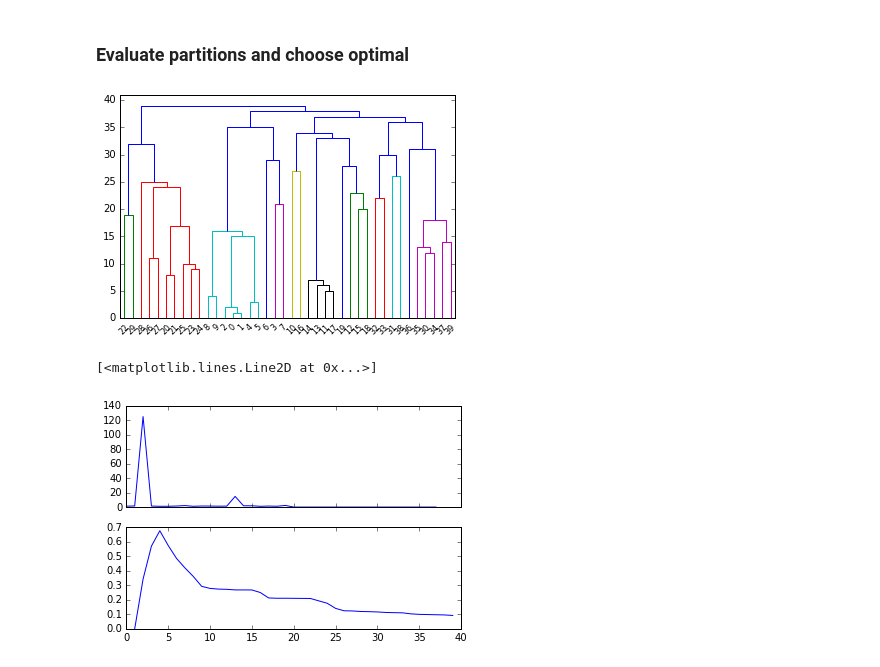
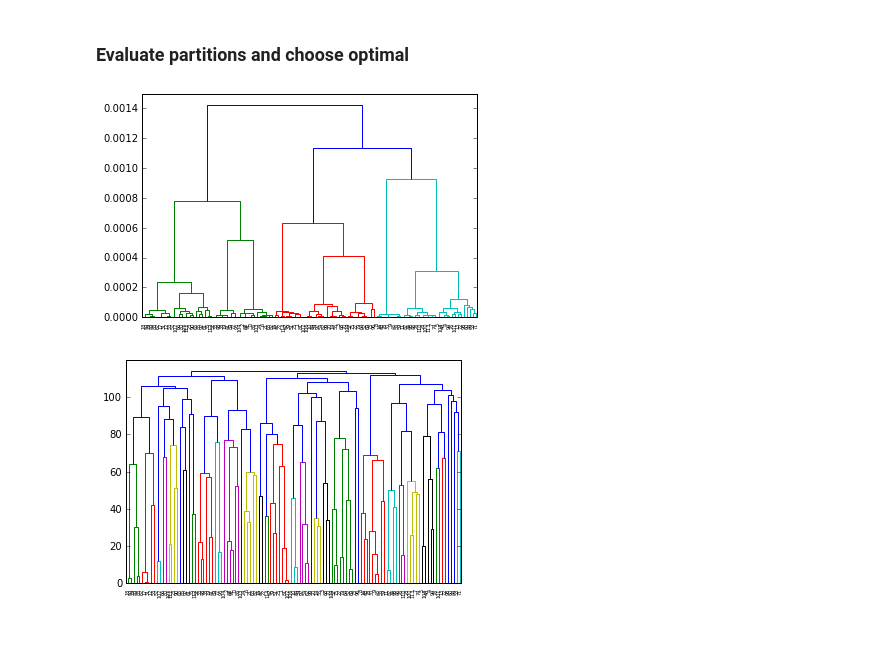
Before and after one commit to seb5666/ML_Data_Mining_1, a Jupyter notebook: Computing communities in large networks using random walks.ipynb, the cells around one changed output. Drawn from its saved outputs; the diff is of its cells as text; code cells hidden in the pictures; blank space fills up the shorter version.

```diff
--- a/Computing communities in large networks using random walks.ipynb
+++ b/Computing communities in large networks using random walks.ipynb
@@ -74,3 +93,17 @@ for (i,j) in edges:
+# %%
+#college football network
+G = nx.read_gml('./college_football.gml')
+num_clusters = 12
+
+cluster_assignements = []
+for node in G.node.values():
+    cluster_assignements.append(node['value'])
+cluster_assignements = np.array(cluster_assignements)
+
+A = np.array(nx.adjacency_matrix(G).todense())
+N = A.shape[0]
+for i in range(N):
+    A[i,i] = 1
 # %%
 #compute the number of edges
 M = (np.sum(A) + N) / 2
@@ -103,14 +136,17 @@ draw_graph(cluster_nodes, num_clusters)
 # %%
 degrees = np.sum(A, axis=1)
 D_inv = np.diag(1/degrees)
+D_inv_sqrt = np.diag(1/np.sqrt(degrees))
+
 def distance(P_i, P_j):
     return np.sqrt(np.sum(((P_i - P_j) ** 2) / degrees))
 
 def distance2(P_i, P_j):
-    return np.sqrt(np.sum((np.dot(D_inv/2, P_i) - np.dot(D_inv/2, P_j)) ** 2))
+    return np.sqrt(np.sum((np.dot(D_inv_sqrt, P_i) - np.dot(D_inv_sqrt, P_j)) ** 2))
 
 def Δσ(l1, P_1, l2, P_2):
-    return 1 / N * l1 * l2 / (l1 + l2) * (distance(P_1,P_2) ** 2)
+    assert(np.isclose(distance(P_1,P_2), (distance2(P_1,P_2))))
+    return 1 / N * l1 * l2 / (l1 + l2) * (distance2(P_1,P_2) ** 2)
 # %%
 #find the two clusters C1 and C2 with the smallest Δσ(C1, C2)
 def find_to_merge(clusters):
@@ -158,13 +194,9 @@ def merge_clusters(C1, C2, clusters, new_id):
             x_B = (l2 + l3) * C2['neighbours'][n]
             x_C = (l3) * C1['neighbours'][j]
             new_Δσ = (x_A + x_B - x_C) / (l1 + l2 + l3)
-            new_Δσ2 = Δσ(l1+l2, new_P_t, l3, C['P_t'])
-            assert(np.isclose(new_Δσ, new_Δσ2))
         else:
             #apply Theorem 3
             new_Δσ = Δσ(l1+l2, new_P_t, l3, C['P_t'])
-    #       new_Δσ2 = (l1 + l2) * l3  * (distance(new_P_t, C['P_t']) ** 2) / N / (l1 + l2 + l3)
-    #       assert(np.isclose(new_Δσ, new_Δσ2))
 
         neighbours[n] = new_Δσ
         C['neighbours'].pop(i, None)
@@ -253,6 +278,7 @@ new_id = N
 build_tree = []
 Δσs = []
 partitions = [create_partition(clusters)]
+cum_dist = 0
 while(len(clusters) > 1):
     # find clusters to merge
     (i,j, min_Δσ) = find_to_merge(clusters)
@@ -262,7 +288,8 @@ while(len(clusters) > 1):
     clusters.pop(j)
 
     # For dendogram
-    build_tree.append((new_id, i, j))
+    cum_dist += min_Δσ
+    build_tree.append((new_id, i, j, cum_dist))
     # Keep track of partitions
     partitions.append(create_partition(clusters))
     # For evaluation of partitions
@@ -273,10 +300,14 @@ while(len(clusters) > 1):
 ### Evaluate partitions and choose optimal
 # %%
 #create linkage matrix
-Z = np.array([[id1, id2, j+1, 0] for (j, (new_id, id1, id2)) in enumerate(build_tree)], dtype=np.double)
+Z = np.array([[id1, id2, dist, 0] for (j, (new_id, id1, id2, dist)) in enumerate(build_tree)], dtype=np.double)
 dendrogram(Z);
+plt.figure()
+Z = np.array([[id1, id2, j+1, 0] for (j, (new_id, id1, id2, dist)) in enumerate(build_tree)], dtype=np.double)
+dendrogram(Z);
 # %% [output]
-[figure, old version]
+[figure, new version]
+[figure, added]
 # %%
 # Compute modularities
 Ps = partitions
@@ -290,10 +321,3 @@ for i in range(0, len(Δσs) - 1):
     else:
         η.append(Δσs[i+1]/Δσs[i])
 η = np.flip(η, axis=0)
-# %%
-f, axarr = plt.subplots(2, sharex=True)
-axarr[0].plot(range(len(η)),η)
-axarr[1].plot(range(1,N), Qs)
-# %% [output]
-[<matplotlib.lines.Line2D at 0x...>]
-[figure, removed]
```
Also changed, not shown: parts of 15 cells of this notebook, 7 other files.
